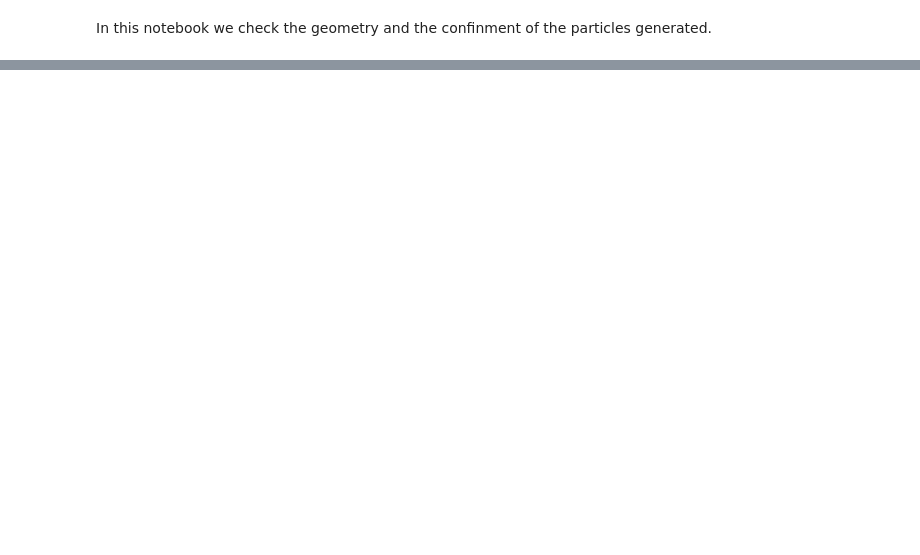
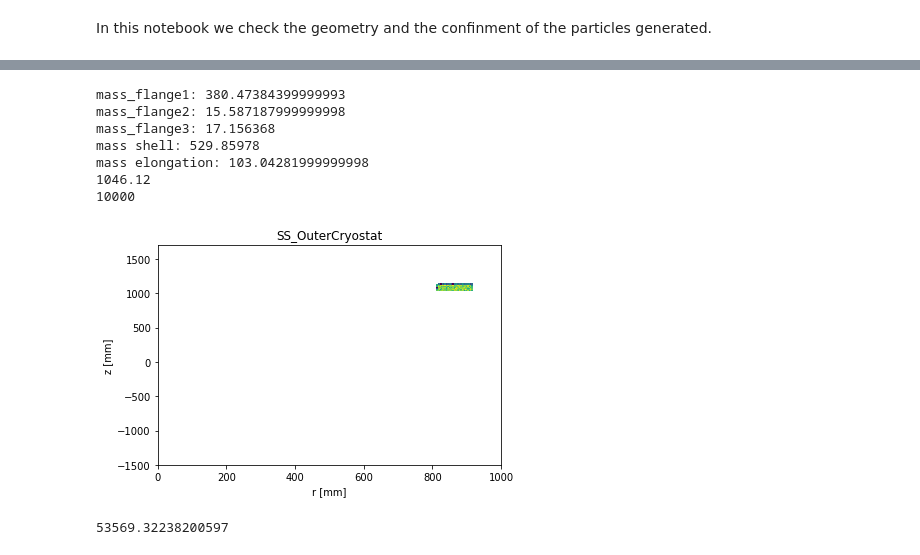
Before and after one commit to ariannarocchetti/MonteCarlo_ER, a Jupyter notebook: geometry_checks.ipynb, the cells around one changed output, grey strips where cells are left out. Cells and saved outputs as stored; diff of their text form; code cells hidden in the pictures; blank space fills up the shorter version.

```diff
--- a/geometry_checks.ipynb
+++ b/geometry_checks.ipynb
@@ -232,0 +202,43 @@ data.head(3)
+# %%
+#let's write a function to divide the cryo
+rootfile = '/userdata/arocchetti/XENONnT_2019-10-16/SS_OuterCryostat'+ '/geantinos/output_'+ material+'_geantinos_1.root'
+data = get_xyz(rootfile)
+def divide_outercryo(data):
+    flange1 = data[(data.R>815) & (data.Z > 300+offset)]
+    flange2 = data[(data.R>815) & (data.Z < 300+offset) & (data.Z > -520 + offset)]
+    flange3 = data[(data.R>815) & (data.Z < -520+offset) & (data.Z > -1000 + offset)]
+    shell = data[(data.R<815) & (data.Z > -950)]
+    elongation = data[(data.R<815) & (data.Z < -950)]
+    mass_tot = 1046.12 #kg
+    geant_tot = len(data)
+    mass_flange1 = (mass_tot * len(flange1)) / geant_tot
+    print("mass_flange1:", mass_flange1)
+    mass_flange2 = (mass_tot * len(flange2))/ geant_tot
+    print("mass_flange2:",mass_flange2)
+    mass_flange3 = (mass_tot *  len(flange3))/ geant_tot
+    print("mass_flange3:",mass_flange3)
+    mass_shell = (mass_tot *len(shell))/ geant_tot
+    print("mass shell:",mass_shell)
+    mass_elong = (mass_tot * len(elongation))/ geant_tot
+    print("mass elongation:",mass_elong)
+    print(mass_flange1+mass_flange2+mass_flange3+mass_shell+mass_elong)
+    return flange1, flange2, flange3, shell, elongation
+
+
+flange1, flange2, flange3, shell, elongation = divide_outercryo(data)
+
+print(len(data))
+print_volume(flange1)
+# %% [output]
+mass_flange1: 380.47384399999993
+mass_flange2: 15.587187999999998
+mass_flange3: 17.156368
+mass shell: 529.85978
+mass elongation: 103.04281999999998
+1046.12
+10000
+[figure, added]
+# %%
+2108.2485565026122 + 51461.07382550336
+# %% [output]
+53569.32238200597
```
Also changed, not shown: parts of 19 cells of this notebook, 1 other file.
